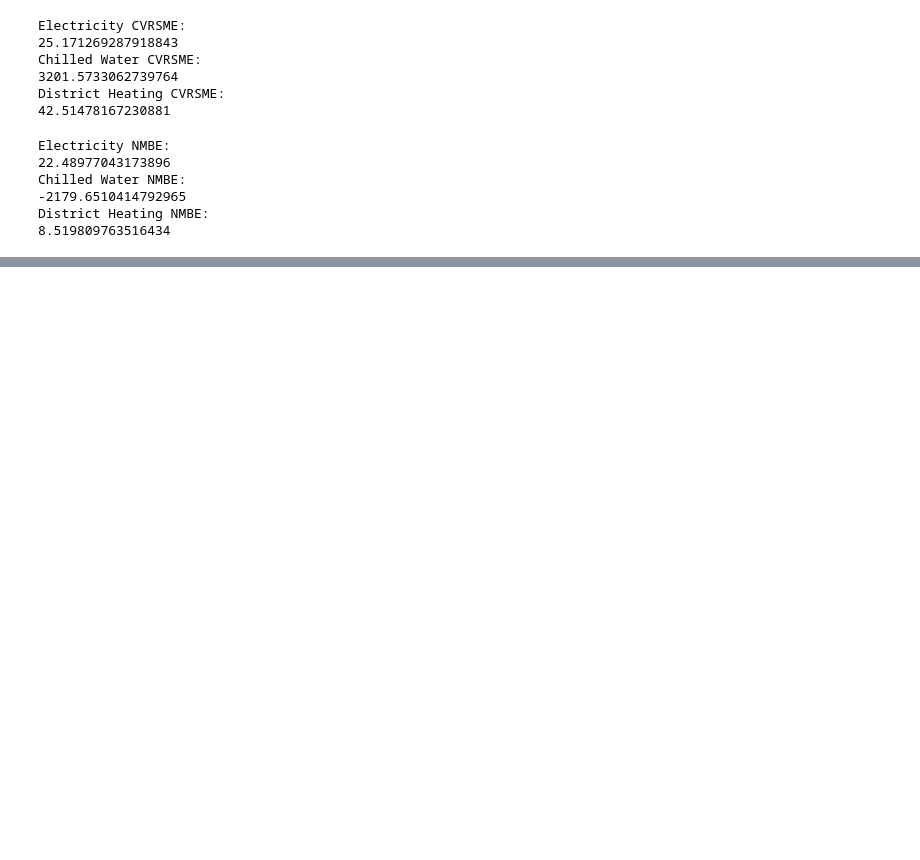
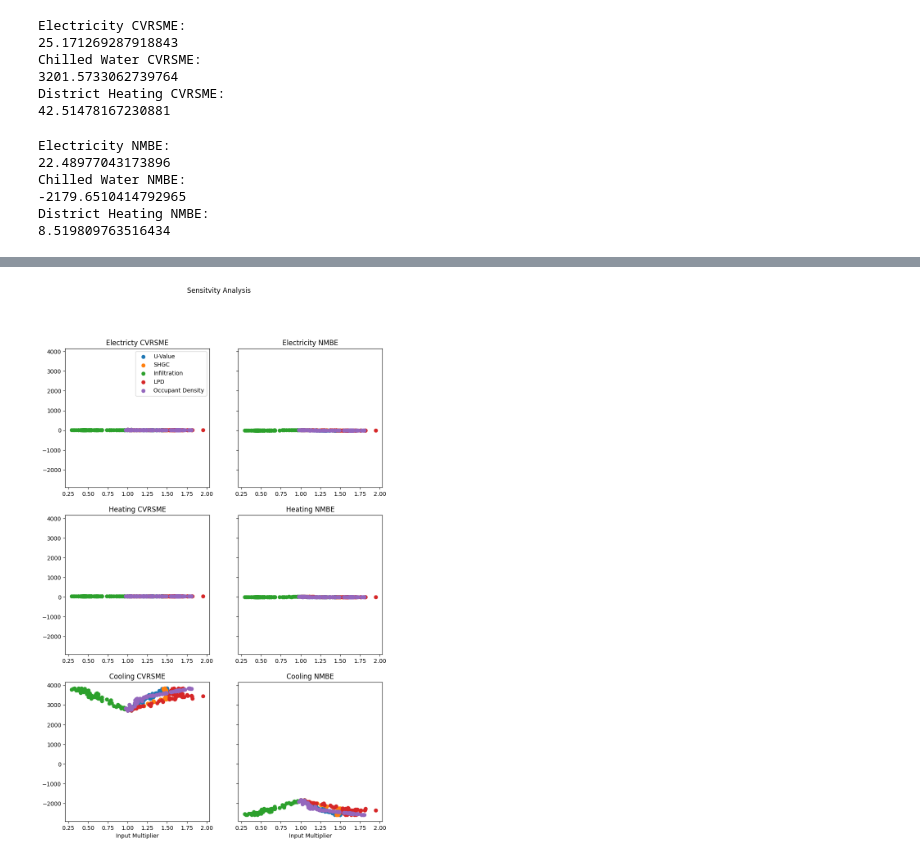
Before and after one commit to amitche8/IIT-PhD, a Jupyter notebook: CAE526/P1/CAE526-p2_Mitchell.ipynb, the cells around one changed output, grey strips where cells are left out. Saved outputs shown, nothing was run; the diff lists cells and outputs as text; code cells hidden in the pictures; blank space fills up the shorter version.

```diff
--- a/CAE526/P1/CAE526-p2_Mitchell.ipynb
+++ b/CAE526/P1/CAE526-p2_Mitchell.ipynb
@@ -290,0 +326,70 @@ plt.show()
+# %%
+dfPartJ = pd.read_csv('resultsOut_noCHW.csv')
+
+u = np.array(dfPartJ['u'])
+shgc = np.array(dfPartJ['shgc'])
+inf = np.array(dfPartJ['leakage'])
+lpd = np.array(dfPartJ['lpd'])
+people = np.array(dfPartJ['people'])
+
+ec = np.array(dfPartJ['elecCVRSME'])
+en = np.array(dfPartJ['elecNMBE'])
+cc = np.array(dfPartJ['chwCVRSME'])
+cn = np.array(dfPartJ['chwNMBE'])
+hc = np.array(dfPartJ['heatCVRSME'])
+hn = np.array(dfPartJ['heatNMBE'])
+
+fig, axs = plt.subplots(3,2,figsize=(10,15),sharey=True)
+axs[(0,0)].scatter(u,ec,label='U-Value')
+axs[(0,0)].scatter(shgc,ec,label='SHGC')
+axs[(0,0)].scatter(inf,ec,label='Infiltration')
+axs[(0,0)].scatter(lpd,ec,label='LPD')
+axs[(0,0)].scatter(people,ec,label='Occupant Density')
+axs[(0,0)].set_title('Electricty CVRSME')
+
+
+axs[(1,0)].scatter(u,hc,label='U-Value')
+axs[(1,0)].scatter(shgc,hc,label='SHGC')
+axs[(1,0)].scatter(inf,hc,label='Infiltration')
+axs[(1,0)].scatter(lpd,hc,label='LPD')
+axs[(1,0)].scatter(people,hc,label='Occupant Density')
+axs[(1,0)].set_title('Heating CVRSME')
+
+axs[(2,0)].scatter(u,cc,label='U-Value')
+axs[(2,0)].scatter(shgc,cc,label='SHGC')
+axs[(2,0)].scatter(inf,cc,label='Infiltration')
+axs[(2,0)].scatter(lpd,cc,label='LPD')
+axs[(2,0)].scatter(people,cc,label='Occupant Density')
+axs[(2,0)].set_title('Cooling CVRSME')
+axs[(2,0)].set_xlabel('Input Multiplier')
+
+axs[(0,1)].scatter(u,en,label='U-Value')
+axs[(0,1)].scatter(shgc,en,label='SHGC')
+axs[(0,1)].scatter(inf,en,label='Infiltration')
+axs[(0,1)].scatter(lpd,en,label='LPD')
+axs[(0,1)].scatter(people,en,label='Occupant Density')
+axs[(0,1)].set_title('Electricity NMBE')
+
+axs[(1,1)].scatter(u,hn,label='U-Value')
+axs[(1,1)].scatter(shgc,hn,label='SHGC')
+axs[(1,1)].scatter(inf,hn,label='Infiltration')
+axs[(1,1)].scatter(lpd,hn,label='LPD')
+axs[(1,1)].scatter(people,hn,label='Occupant Density')
+axs[(1,1)].set_title('Heating NMBE')
+
+axs[(2,1)].scatter(u,cn,label='U-Value')
+axs[(2,1)].scatter(shgc,cn,label='SHGC')
+axs[(2,1)].scatter(inf,cn,label='Infiltration')
+axs[(2,1)].scatter(lpd,cn,label='LPD')
+axs[(2,1)].scatter(people,cn,label='Occupant Density')
+axs[(2,1)].set_title('Cooling NMBE')
+axs[(2,1)].set_xlabel('Input Multiplier')
+
+ax.set_ylabel('kBtu/sf')
+ax.set_xticks(x, labels)
+fig.suptitle('Sensitvity Analysis')
+axs[(0,0)].legend(loc='upper right')
+
+plt.show()
+# %% [output]
+[figure, added]
```
Also changed, not shown: parts of 7 cells of this notebook, 20 other files.
